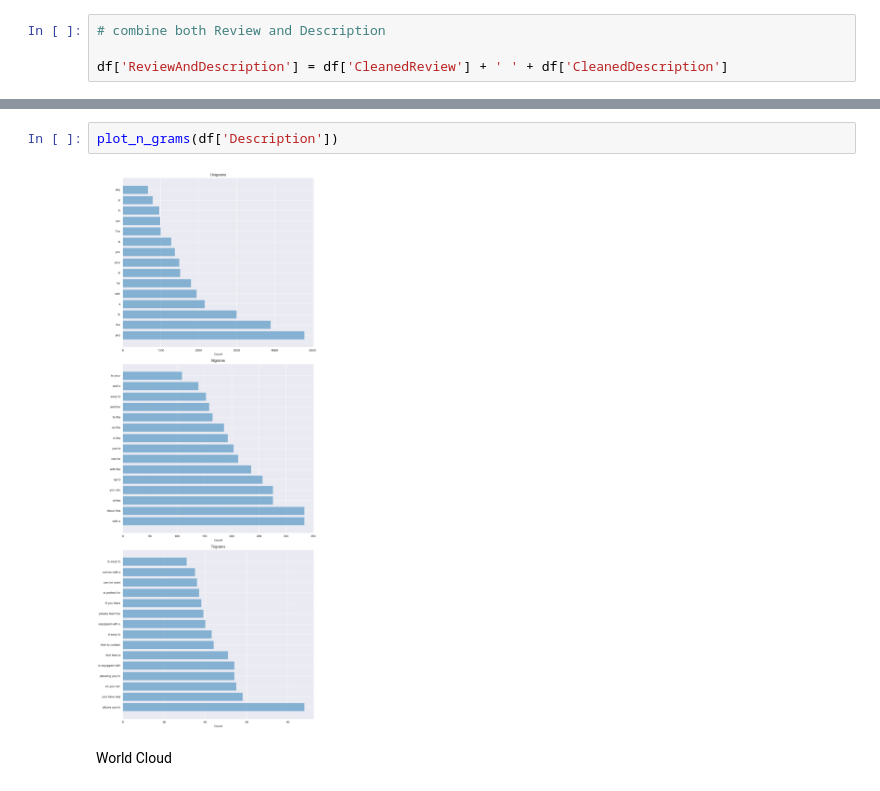
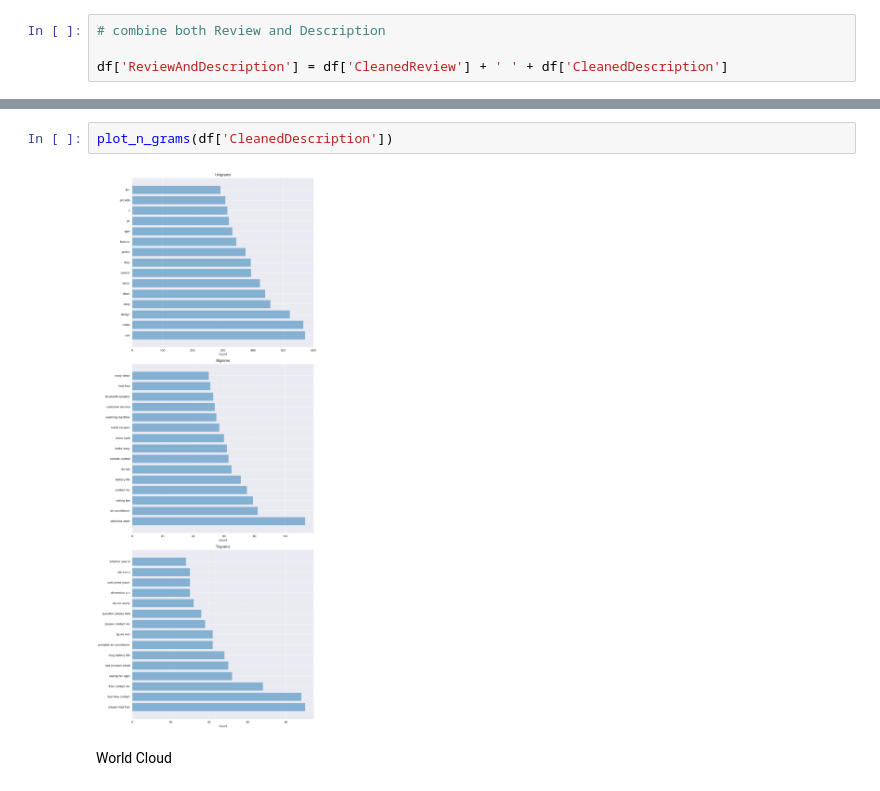
Before and after one commit to akinolu52/amazon-electronic-items, a Jupyter notebook: scrapper.ipynb, the cells around one changed output, grey strips where cells are left out. Drawn from its saved outputs; the diff is of its cells as text.

```diff
--- a/scrapper.ipynb
+++ b/scrapper.ipynb
@@ -795,7 +798,7 @@ plot_n_grams(df['Review'])
 # %%
-plot_n_grams(df['Description'])
+plot_n_grams(df['CleanedDescription'])
 # %% [output]
-[figure, old version]
+[figure, new version]
 # %% [markdown]
 World Cloud
 # %%
```
Also changed, not shown: parts of 9 cells of this notebook.
